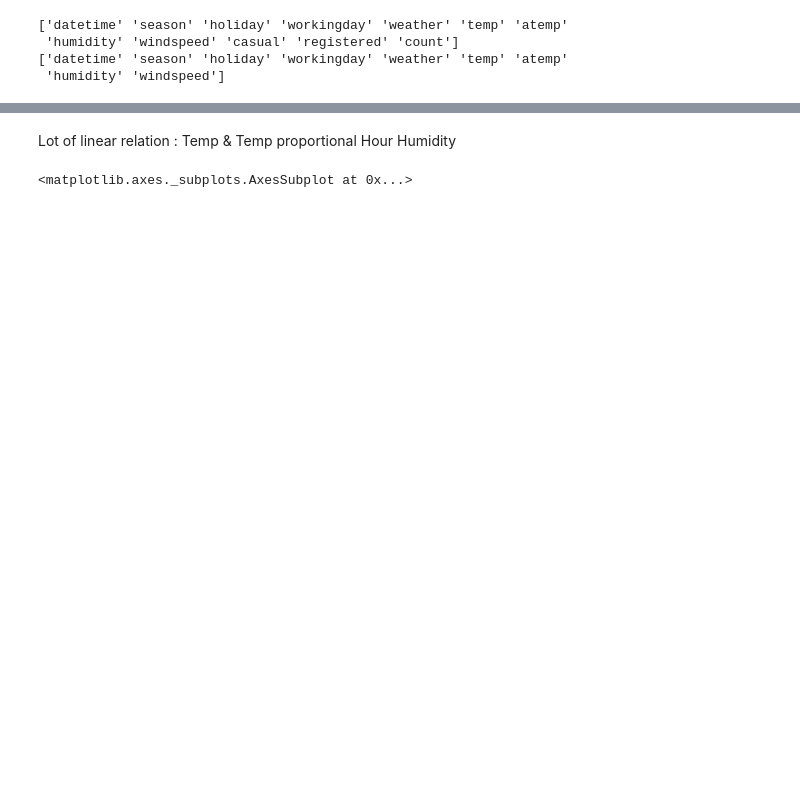
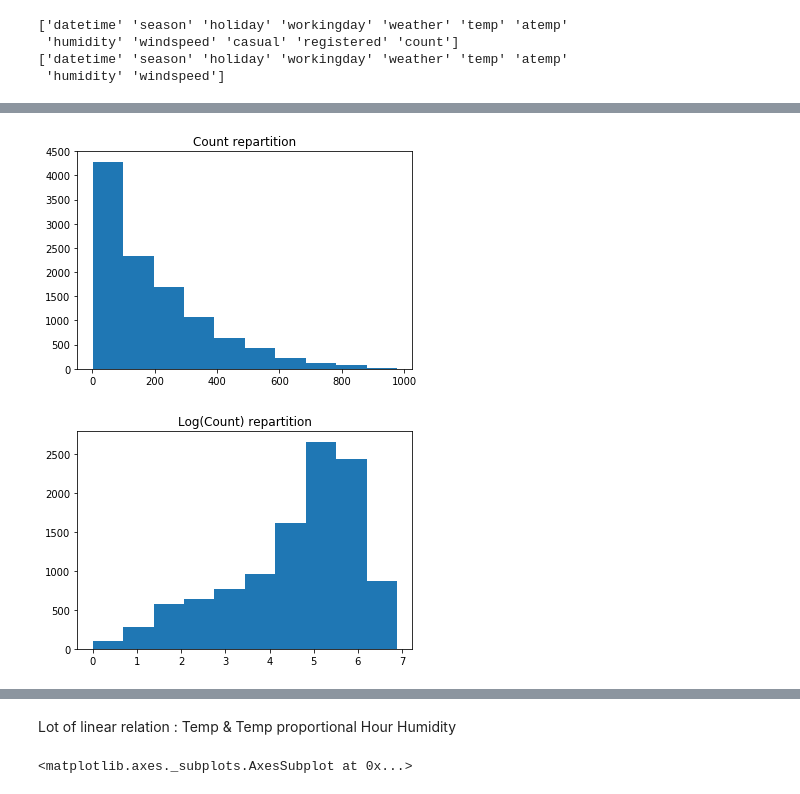
Before and after one commit to Anthime-Biau/Training, a Jupyter notebook: Bike_Sharing_Demand_Kernel.ipynb, the cells around one changed output, grey strips where cells are left out. Saved outputs shown, nothing was run; the diff lists cells and outputs as text; code cells hidden in the pictures; blank space fills up the shorter version.

```diff
--- a/Bike_Sharing_Demand_Kernel.ipynb
+++ b/Bike_Sharing_Demand_Kernel.ipynb
@@ -55,0 +56,14 @@ df_train[:10]
+# %%
+from math import log, exp
+
+plt.hist(df_train["count"])
+plt.title('Count repartition')
+plt.show()
+
+plt.hist(df_train["count"].apply(log))
+plt.title('Log(Count) repartition')
+plt.show()
+#Gaussian ?
+# %% [output]
+[figure, added]
+[figure, added]
```
Also changed, not shown: parts of 36 cells of this notebook.
